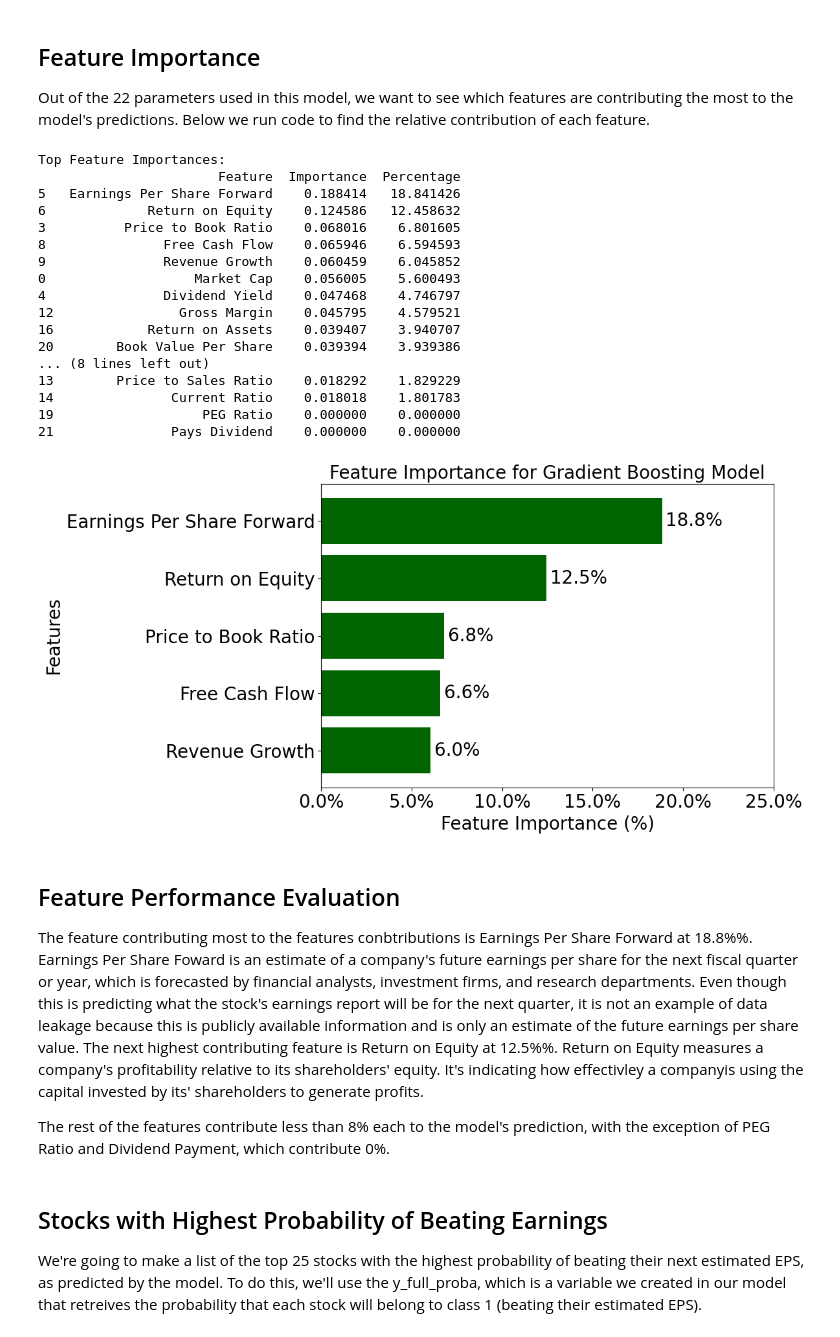
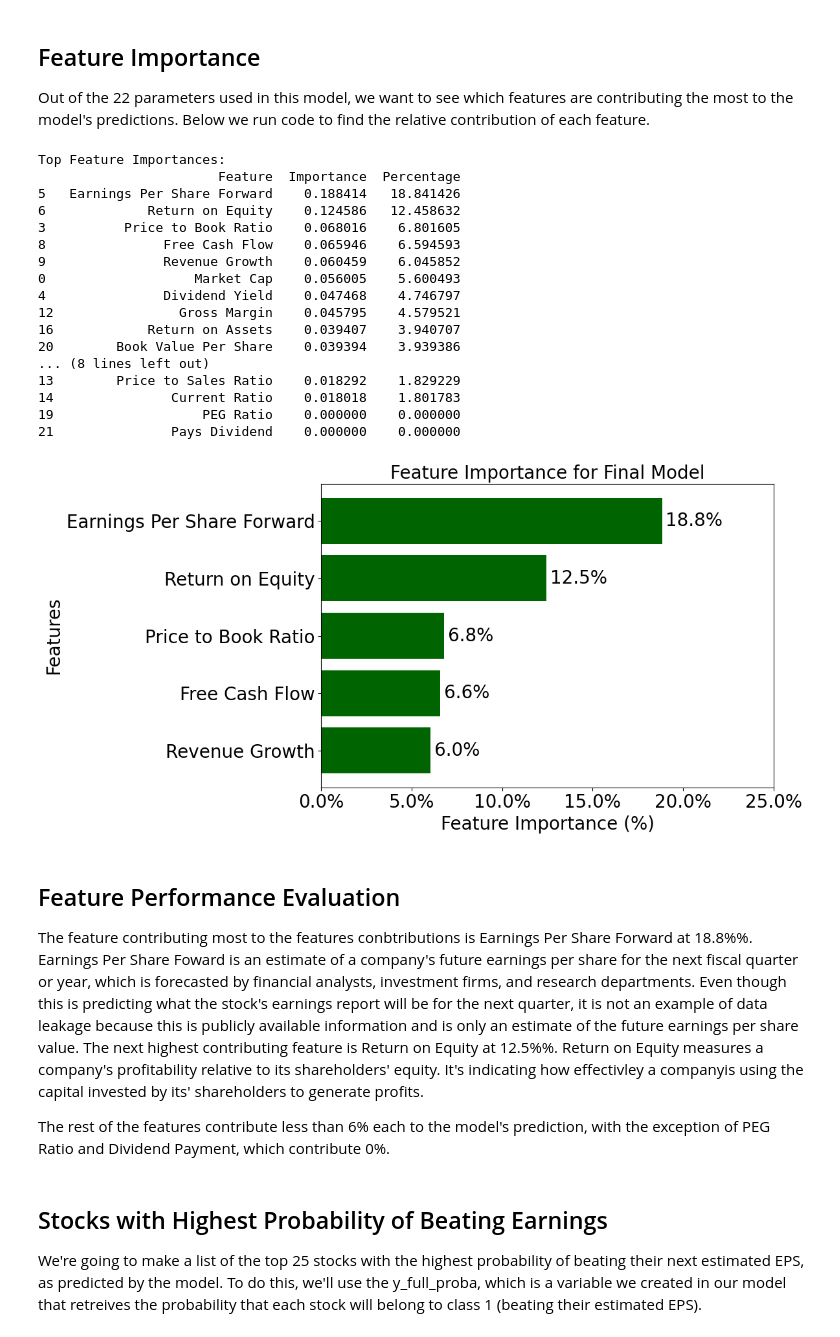
Before and after one commit to evancallaghan1984/project_phase3, a Jupyter notebook: notebook.ipynb, the cells around one changed output. Cells and saved outputs as stored; diff of their text form; code cells hidden in the pictures.

Commit message:
Adding updated notebook, notebook pdf, fixed feature importance graph, and updated README.md

```diff
--- a/notebook.ipynb
+++ b/notebook.ipynb
@@ -589,7 +614,8 @@ Data leakage happens when there is information used in the model that directly o
 # provide the model with the target value answer or are in perfect multicollinearity
 # with the target variable
 
-df_stocks_data_merged.drop(columns=["epsDifference", "epsEstimate", "epsActual", "surprisePercent", "Date"], inplace=True)
+df_stocks_data_merged.drop(columns=["epsDifference", "epsEstimate", "epsActual",
+                                    "surprisePercent", "Date"], inplace=True)
 df_stocks_data_merged.head()
 # %% [output]
 |  | Symbol | Name | Market Cap | Trailing P/E Ratio | Forward P/E Ratio | Price to Book Ratio | ... |
@@ -639,8 +672,10 @@ print(df_stocks_data_merged[infinity_values.any(axis=1)])
 # Replace all infinite values the median column values
 
 columns_with_inf = ['Trailing P/E Ratio', 'Forward P/E Ratio', 'Price to Sales Ratio']
-df_stocks_data_merged[columns_with_inf] = df_stocks_data_merged[columns_with_inf].replace([np.inf, -np.inf], np.nan)
-df_stocks_data_merged[columns_with_inf] = df_stocks_data_merged[columns_with_inf].fillna(df_stocks_data_merged[columns_with_inf].median())
+df_stocks_data_merged[columns_with_inf] = df_stocks_data_merged[
+    columns_with_inf].replace([np.inf, -np.inf], np.nan)
+df_stocks_data_merged[columns_with_inf] = df_stocks_data_merged[
+    columns_with_inf].fillna(df_stocks_data_merged[columns_with_inf].median())
 df_stocks_data_merged.count()
 # %% [output]
 Symbol                        11964
@@ -740,13 +794,15 @@ from sklearn.metrics import classification_report, roc_auc_score
 # Define features (x) and target (y)
 
 # Drop non-feature columns
-x = df_merged_stocks_data_scaled.drop(columns=["Earnings Outcome", "Symbol", "Name"])
+x = df_merged_stocks_data_scaled.drop(columns=["Earnings Outcome", "Symbol",
+                                               "Name"])
 
 # Target Variable
 y = df_merged_stocks_data_scaled["Earnings Outcome"]
 
 # Split data into training and testing sets
-x_train, x_test, y_train, y_test = train_test_split(x, y, test_size=0.2, random_state=42)
+x_train, x_test, y_train, y_test = train_test_split(x, y, test_size=0.2,
+                                                    random_state=42)
 
 # Initialize and train Logistic Regression model
 log_reg = LogisticRegression()
@@ -939,11 +1002,13 @@ from sklearn.tree import DecisionTreeClassifier
 from imblearn.over_sampling import SMOTE
 from sklearn.model_selection import train_test_split
 from sklearn.metrics import (
-    accuracy_score, precision_score, recall_score, f1_score, roc_auc_score, confusion_matrix, classification_report
+    accuracy_score, precision_score, recall_score, f1_score, roc_auc_score
+, confusion_matrix, classification_report
 )
 
 # Split the data into training and testing sets
-x_train, x_test, y_train, y_test = train_test_split(x, y, test_size=0.2, random_state=42, stratify=y)
+x_train, x_test, y_train, y_test = train_test_split(x, y, test_size=0.2,
+                                                    random_state=42, stratify=y)
 
 # Apply SMOTE to balance the training data
 smote = SMOTE(random_state=42)
@@ -958,7 +1023,8 @@ y_pred_tree_smote = tree_smote.predict(x_test)
 
 # Calculate evaluation metrics
 accuracy_smote = accuracy_score(y_test, y_pred_tree_smote)
-precision_smote = precision_score(y_test, y_pred_tree_smote, pos_label=1)  # Assuming 1 corresponds to 'Beat'
+# Assuming 1 corresponds to 'Beat'
+precision_smote = precision_score(y_test, y_pred_tree_smote, pos_label=1)
 recall_smote = recall_score(y_test, y_pred_tree_smote, pos_label=1)
 f1_smote = f1_score(y_test, y_pred_tree_smote, pos_label=1)
 roc_auc_smote = roc_auc_score(y_test, tree_smote.predict_proba(x_test)[:, 1])
@@ -1949,7 +2028,8 @@ import matplotlib.pyplot as plt
 from matplotlib.ticker import FuncFormatter
 
 # Access feature importances from the trained Gradient Boosting model
-feature_importances = pipeline_smoteen_gradient_boost.named_steps['classifier'].feature_importances_
+feature_importances = pipeline_smoteen_gradient_boost.named_steps[
+    'classifier'].feature_importances_
 
 # Create a DataFrame for better readability
 importances_df = pd.DataFrame({
@@ -1961,7 +2041,8 @@ importances_df = pd.DataFrame({
 importances_df = importances_df.sort_values(by='Importance', ascending=False)
 
 # Add percentage contribution for better interpretation
-importances_df['Percentage'] = (importances_df['Importance'] / importances_df['Importance'].sum()) * 100
+importances_df['Percentage'] = (importances_df['Importance'] /
+                                importances_df['Importance'].sum()) * 100
 
 # Display top features
 print("Top Feature Importances:")
@@ -1972,10 +2053,11 @@ top_5_features = importances_df.head(5)
 
 # Plot feature importances
 plt.figure(figsize=(12, 6))
-bars = plt.barh(top_5_features['Feature'], top_5_features['Percentage'], color='darkgreen')
+bars = plt.barh(top_5_features['Feature'], top_5_features['Percentage']
+                , color='darkgreen')
 plt.xlabel('Feature Importance (%)', fontsize=20)
 plt.ylabel('Features', fontsize=20)
-plt.title('Feature Importance for Gradient Boosting Model', fontsize=20)
+plt.title('Feature Importance for Final Model', fontsize=20)
 
 # Adjust tick label font sizes
 plt.xticks(fontsize=20)
@@ -1992,39 +2074,39 @@ for bar, percentage in zip(bars, top_5_features['Percentage']):
         f'{percentage:.1f}%',  # Text to display
         va='center',  # Align text vertically
         ha='left',  # Align text horizontally
         fontsize=20
     )
 
 plt.xlim(0, 25)  # Set the x-axis range from 0 to 30
 
 
 plt.gca().invert_yaxis()
 plt.tight_layout()
 plt.show()
 # %% [output]
 Top Feature Importances:
                        Feature  Importance  Percentage
 5   Earnings Per Share Forward    0.188414   18.841426
 6             Return on Equity    0.124586   12.458632
 3          Price to Book Ratio    0.068016    6.801605
 8               Free Cash Flow    0.065946    6.594593
 9               Revenue Growth    0.060459    6.045852
 0                   Market Cap    0.056005    5.600493
 4               Dividend Yield    0.047468    4.746797
 12                Gross Margin    0.045795    4.579521
 16            Return on Assets    0.039407    3.940707
 20        Book Value Per Share    0.039394    3.939386
 ... (8 lines left out)
 13        Price to Sales Ratio    0.018292    1.829229
 14               Current Ratio    0.018018    1.801783
 19                   PEG Ratio    0.000000    0.000000
 21               Pays Dividend    0.000000    0.000000
-[figure, old version]
+[figure, new version]
 # %% [markdown]
 ## Feature Performance Evaluation
 The feature contributing most to the features conbtributions is Earnings Per Share Forward at 18.8%%. Earnings Per Share Foward is an estimate of a company's future earnings per share for the next fiscal quarter or year, which is forecasted by financial analysts, investment firms, and research departments. Even though this is predicting what the stock's earnings report will be for the next quarter, it is not an example of data leakage because this is publicly available information and is only an estimate of the future earnings per share value. The next highest contributing feature is Return on Equity at 12.5%%. Return on Equity measures a company's profitability relative to its shareholders' equity. It's indicating how effectivley a companyis using the capital invested by its' shareholders to generate profits.
 
-The rest of the features contribute less than 8% each to the model's prediction, with the exception of PEG Ratio and Dividend Payment, which contribute 0%.
+The rest of the features contribute less than 6% each to the model's prediction, with the exception of PEG Ratio and Dividend Payment, which contribute 0%.
 # %% [markdown]
 ## Stocks with Highest Probability of Beating Earnings
 We're going to make a list of the top 25 stocks with the highest probability of beating their next estimated EPS, as predicted by the model. To do this, we'll use the y_full_proba, which is a variable we created in our model that retreives the probability that each stock will belong to class 1 (beating their estimated EPS).
```
Also changed, not shown: parts of 33 cells of this notebook, 4 other files.
